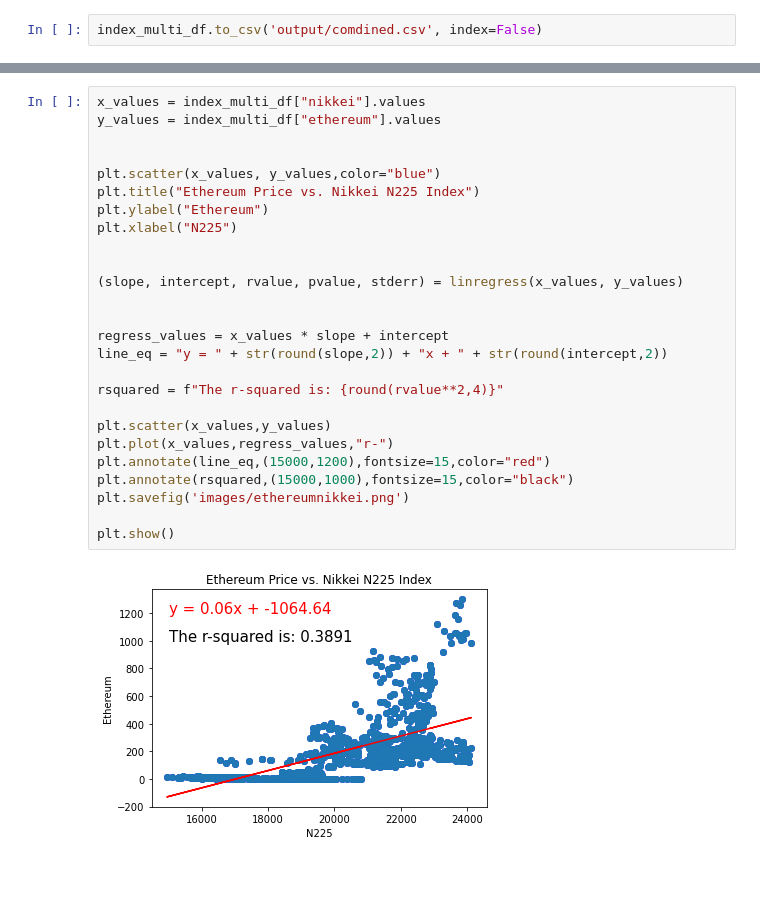
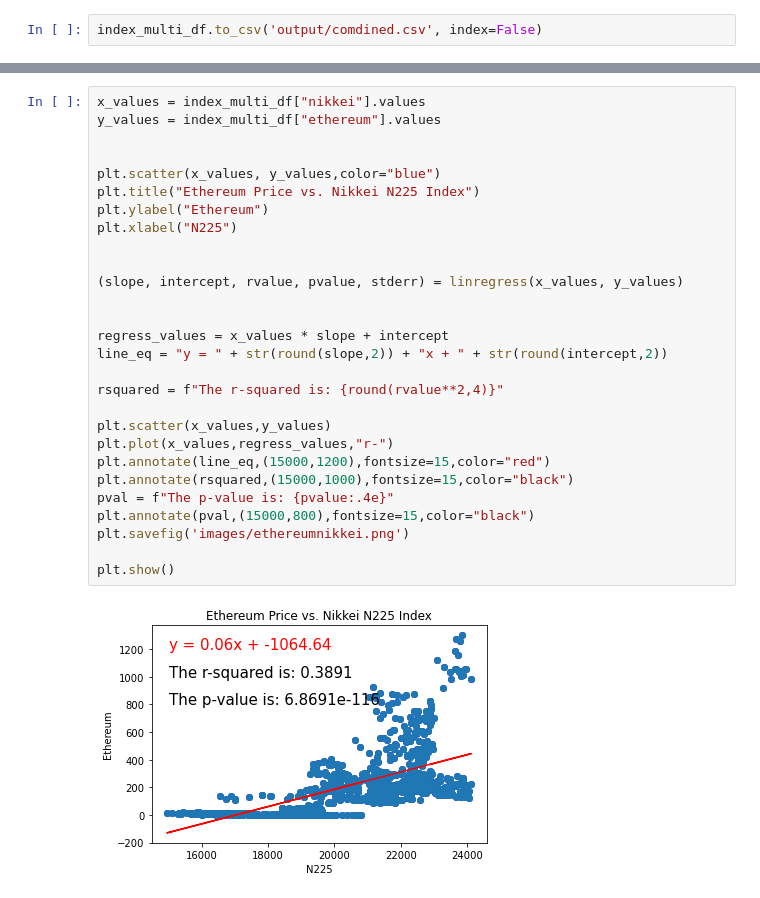
Before and after one commit to shermeenajani/Project-1-EDA, a Jupyter notebook: PullData.ipynb, the cells around one changed output, grey strips where cells are left out. Drawn from its saved outputs; the diff is of its cells as text.

```diff
--- a/PullData.ipynb
+++ b/PullData.ipynb
@@ -224,31 +235,33 @@ plt.show()
 # %%
 x_values = index_multi_df["nikkei"].values
 y_values = index_multi_df["ethereum"].values
 
 
 plt.scatter(x_values, y_values,color="blue")
 plt.title("Ethereum Price vs. Nikkei N225 Index")
 plt.ylabel("Ethereum")
 plt.xlabel("N225")
 
 
 (slope, intercept, rvalue, pvalue, stderr) = linregress(x_values, y_values)
 
 
 regress_values = x_values * slope + intercept
 line_eq = "y = " + str(round(slope,2)) + "x + " + str(round(intercept,2))
 
 rsquared = f"The r-squared is: {round(rvalue**2,4)}"
 
 plt.scatter(x_values,y_values)
 plt.plot(x_values,regress_values,"r-")
 plt.annotate(line_eq,(15000,1200),fontsize=15,color="red")
 plt.annotate(rsquared,(15000,1000),fontsize=15,color="black")
+pval = f"The p-value is: {pvalue:.4e}"
+plt.annotate(pval,(15000,800),fontsize=15,color="black")
 plt.savefig('images/ethereumnikkei.png')
 
 plt.show()
 # %% [output]
-[figure, old version]
+[figure, new version]
 # %%
 x_values = index_multi_df["nysecomp"].values
 y_values = index_multi_df["ethereum"].values
```
Also changed, not shown: parts of 14 cells of this notebook, 16 other files.
